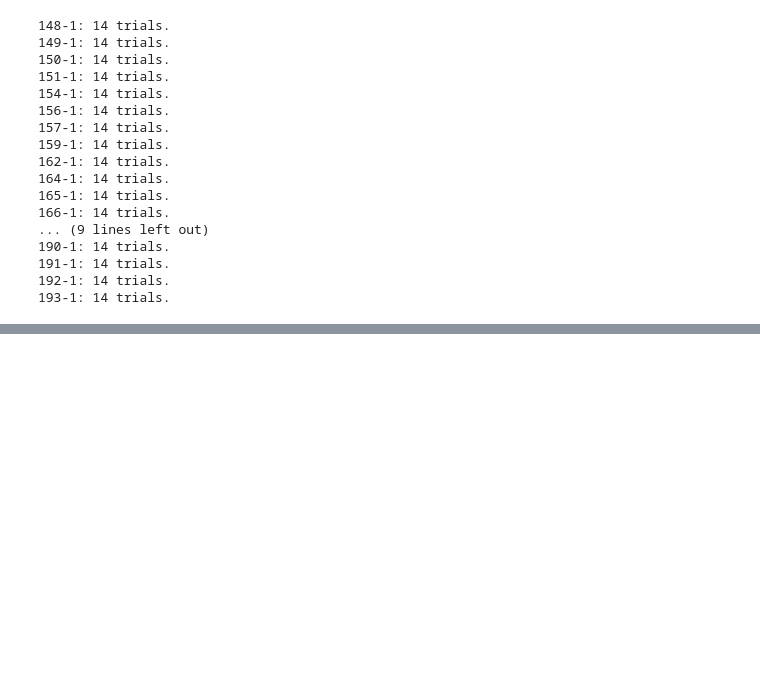
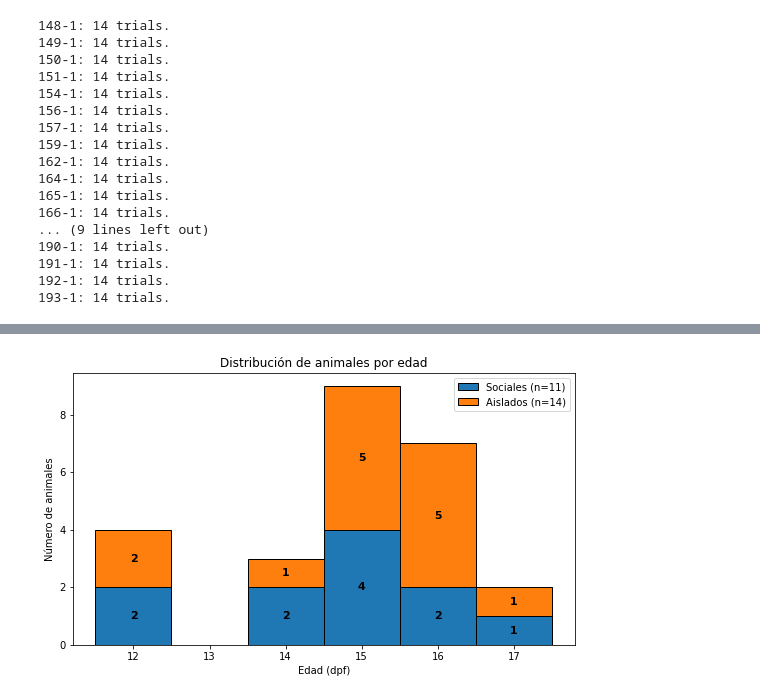
Before and after one commit to labo-spin/social_isolation_habenula_imaging, a Jupyter notebook: Exp_26/Analisis_2026.ipynb, the cells around one changed output, grey strips where cells are left out. Saved outputs shown, nothing was run; the diff lists cells and outputs as text; code cells hidden in the pictures; blank space fills up the shorter version.

```diff
--- a/Exp_26/Analisis_2026.ipynb
+++ b/Exp_26/Analisis_2026.ipynb
@@ -36,7 +37,5 @@ for key in areas:
 192-1: 14 trials.
 193-1: 14 trials.
 # %%
-# disk_dir = r"C:\Users\PC\Downloads"
-
-# os.chdir(disk_dir)
-dataset_2 = pd.read_excel(r"C:\Users\PC\Documents\GitHub\social_isolation_habenula_imaging\Exp_25\2026/HabenulaPosta.xlsx")
+#Levantamos metadata del exel del experimento
+dataset_2 = pd.read_excel(r"C:\Users\PC\Documents\GitHub\social_isolation_habenula_imaging\Exp_26/HabenulaPosta_2026.xlsx")
@@ -44,0 +42,6 @@ FileNotFoundError: [Errno 2] No such file or directory: 'C:\\Users\\PC\\Document
+# %%
+#Metemos la metadata en las areas
+for key in areas:
+    areas[key].edad = areas[key].trials[0].data['Edad']
+    areas[key].n_un_hb = len(areas[key].trials[0].roi_activities['Hb'])
+    areas[key].aislado = list(dataset_2['aislado'][dataset_2['animal']==int(key[:-2])])[0]
@@ -44,0 +191,75 @@ FileNotFoundError: [Errno 2] No such file or directory: 'C:\\Users\\PC\\Document
+# %%
+df = pd.DataFrame({
+    "edad": [area.edad for area in areas.values()],
+    "aislado": [area.aislado for area in areas.values()]
+})
+
+bins = np.arange(
+    np.floor(df["edad"].min()) - 0.5,
+    np.ceil(df["edad"].max()) + 1.5,
+    1
+)
+
+sociales = df.loc[df["aislado"] == 0, "edad"]
+aislados = df.loc[df["aislado"] == 1, "edad"]
+
+n_sociales = len(sociales)
+n_aislados = len(aislados)
+
+# Conteos REALES por edad y condición
+counts_sociales, _ = np.histogram(sociales, bins=bins)
+counts_aislados, _ = np.histogram(aislados, bins=bins)
+
+plt.figure(figsize=(9, 5))
+
+counts, bins, patches = plt.hist(
+    [sociales, aislados],
+    bins=bins,
+    stacked=True,
+    label=[
+        f"Sociales (n={n_sociales})",
+        f"Aislados (n={n_aislados})"
+    ],
+    edgecolor="black"
+)
+
+# Etiquetas de SOCIALES
+plt.bar_label(
+    patches[0],
+    labels=[
+        str(n) if n > 0 else ""
+        for n in counts_sociales
+    ],
+    label_type="center",
+    fontsize=11,
+    fontweight="bold"
+)
+
+# Etiquetas de AISLADOS
+plt.bar_label(
+    patches[1],
+    labels=[
+        str(n) if n > 0 else ""
+        for n in counts_aislados
+    ],
+    label_type="center",
+    fontsize=11,
+    fontweight="bold"
+)
+
+plt.xlabel("Edad (dpf)")
+plt.ylabel("Número de animales")
+plt.title("Distribución de animales por edad")
+
+plt.xticks(
+    np.arange(
+        np.floor(df["edad"].min()),
+        np.ceil(df["edad"].max()) + 1,
+        1
+    )
+)
+
+plt.legend()
+plt.show()
+# %% [output]
+[figure, added]
```
Also changed, not shown: parts of 35 cells of this notebook, 6 other files.
